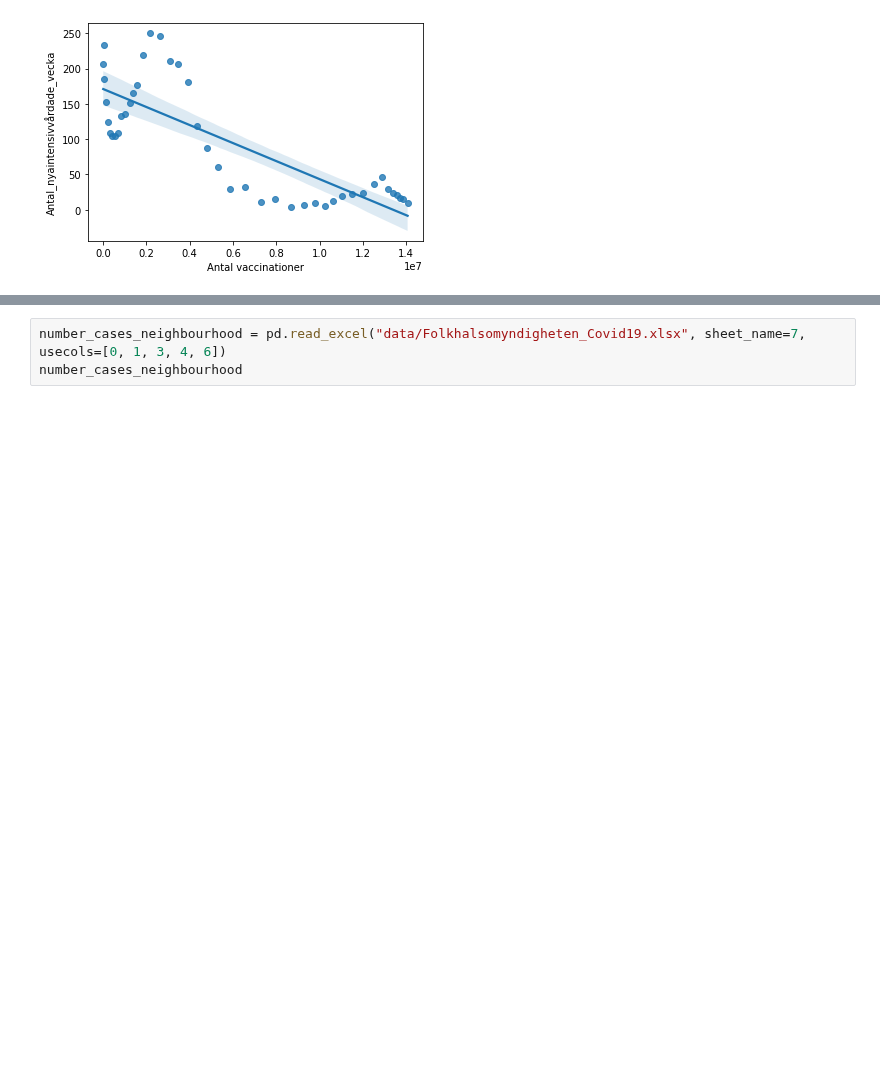
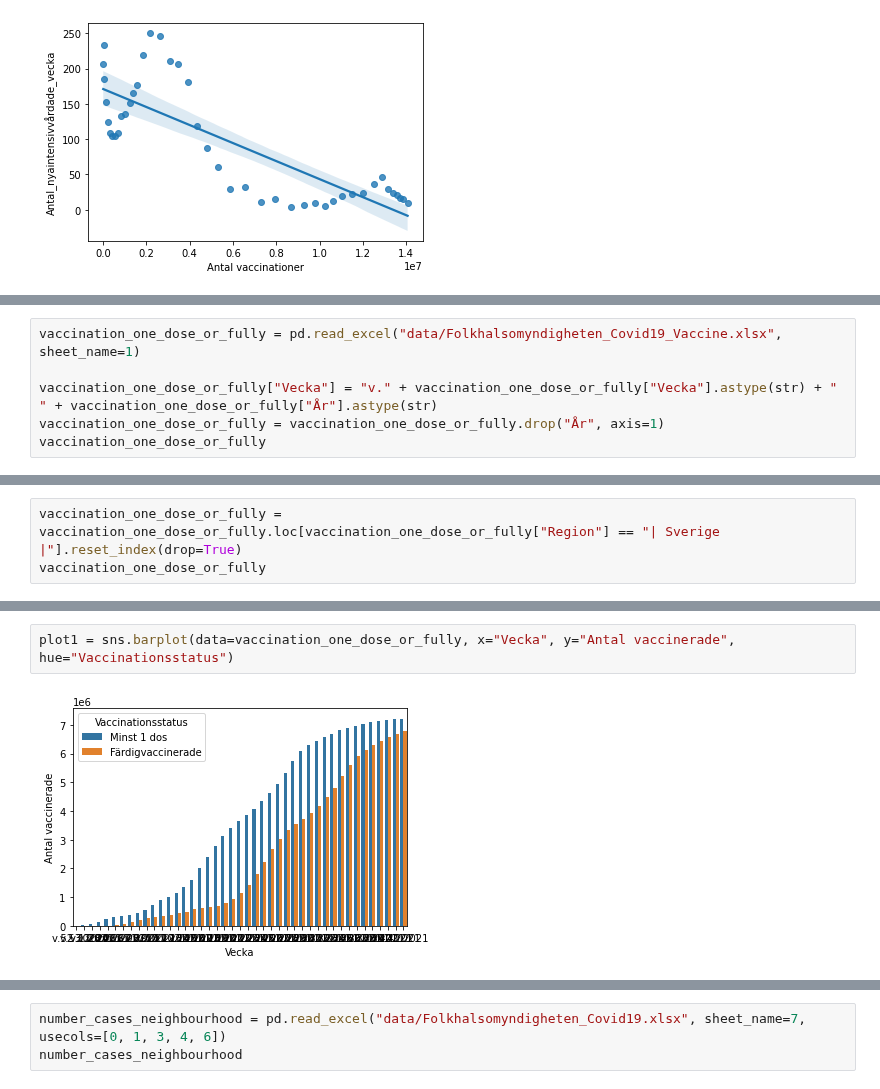
Before and after one commit to Anna-MariaSjolund/Data-Handling-Anna-MariaSjolund, a Jupyter notebook: Labs/Covid-Lab/covid_lab.ipynb, the cells around one changed output, grey strips where cells are left out. Cells and saved outputs as stored; diff of their text form; blank space fills up the shorter version.

```diff
--- a/Labs/Covid-Lab/covid_lab.ipynb
+++ b/Labs/Covid-Lab/covid_lab.ipynb
@@ -411,0 +422,6 @@ This plot shows a similar trend as the plot for the number of cases. This is int
+# %%
+vaccination_one_dose_or_fully = pd.read_excel("data/Folkhalsomyndigheten_Covid19_Vaccine.xlsx", sheet_name=1)
+
+vaccination_one_dose_or_fully["Vecka"] = "v." + vaccination_one_dose_or_fully["Vecka"].astype(str) + " " + vaccination_one_dose_or_fully["År"].astype(str)
+vaccination_one_dose_or_fully = vaccination_one_dose_or_fully.drop("År", axis=1)
+vaccination_one_dose_or_fully
@@ -411,0 +442,3 @@ This plot shows a similar trend as the plot for the number of cases. This is int
+# %%
+vaccination_one_dose_or_fully = vaccination_one_dose_or_fully.loc[vaccination_one_dose_or_fully["Region"] == "| Sverige |"].reset_index(drop=True)
+vaccination_one_dose_or_fully
@@ -411,0 +459,4 @@ This plot shows a similar trend as the plot for the number of cases. This is int
+# %%
+plot1 = sns.barplot(data=vaccination_one_dose_or_fully, x="Vecka", y="Antal vaccinerade", hue="Vaccinationsstatus")
+# %% [output]
+[figure, added]
```
Also changed, not shown: parts of 15 cells of this notebook.
